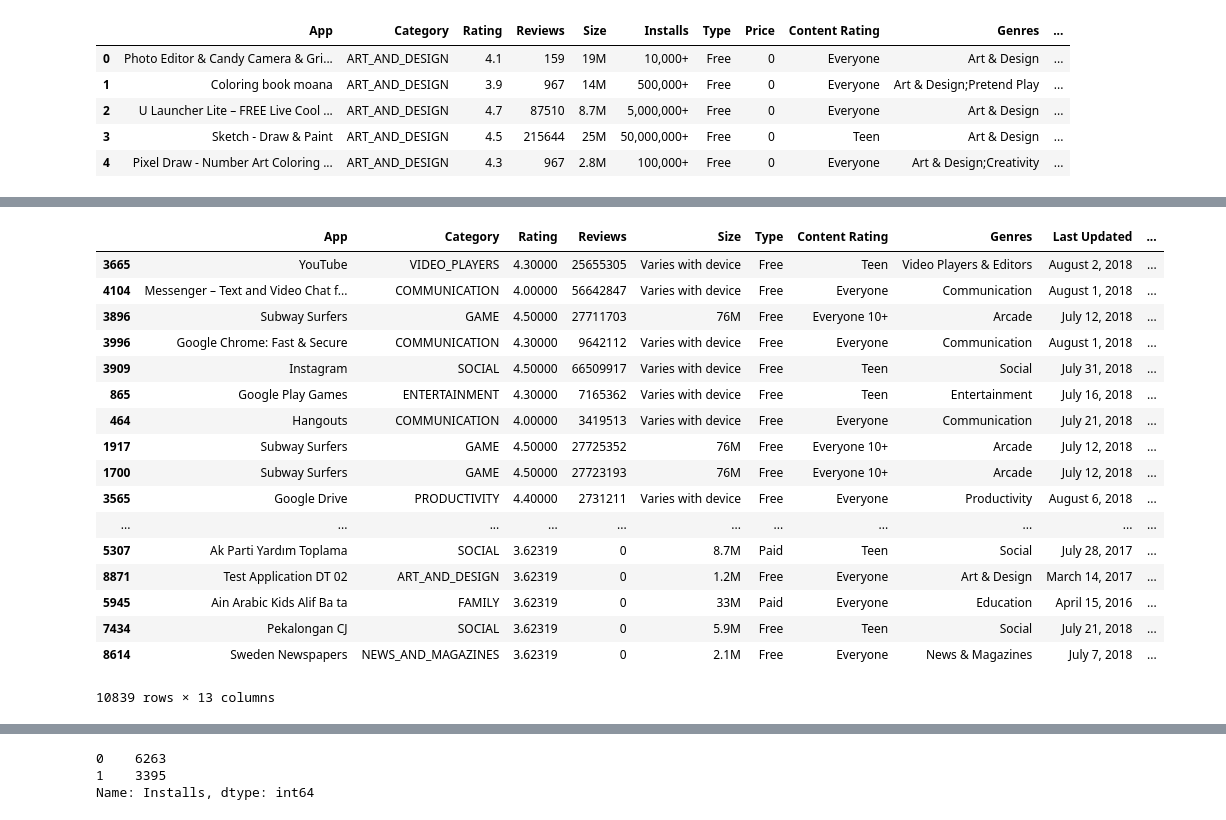
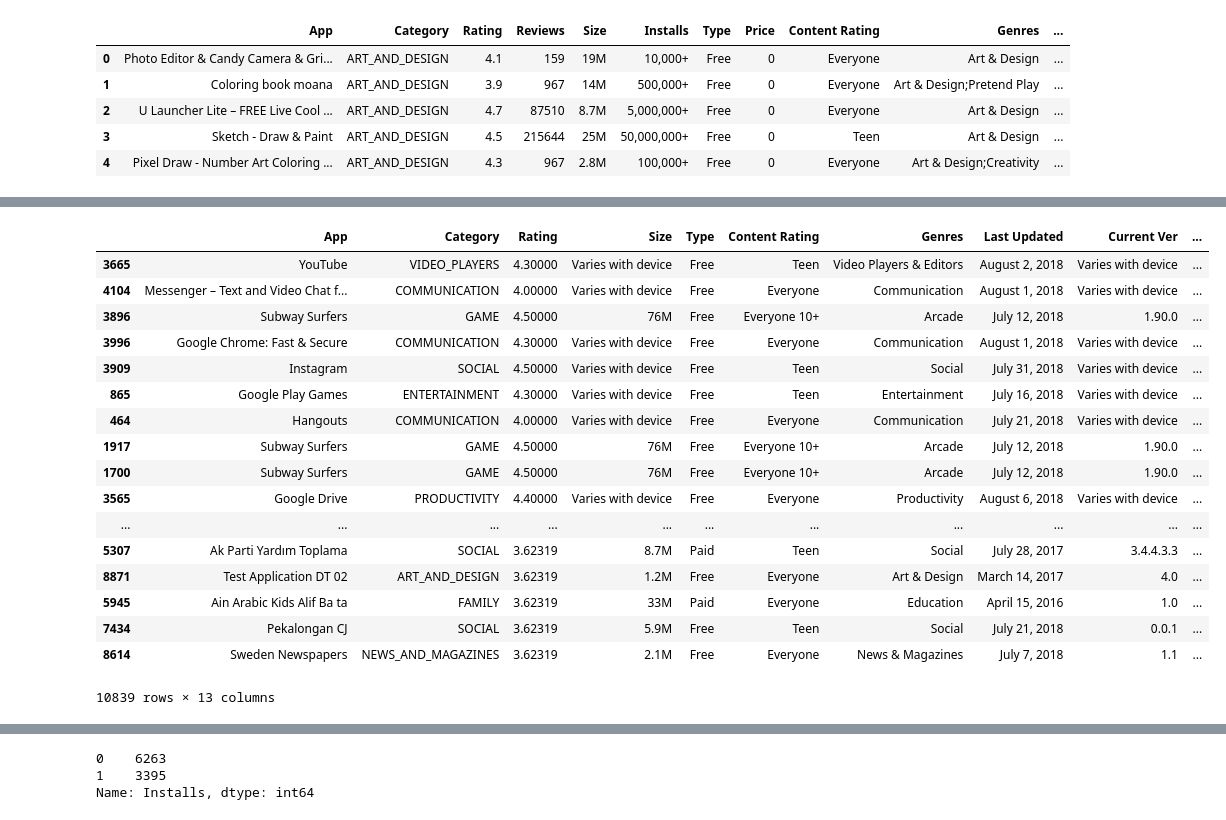
Before and after one commit to yijhenlin/FDA, a Jupyter notebook: HW2-Decision Tree.ipynb, the cells around one changed output, grey strips where cells are left out. Cells and saved outputs as stored; diff of their text form; code cells hidden in the pictures.

```diff
--- a/HW2-Decision Tree.ipynb
+++ b/HW2-Decision Tree.ipynb
@@ -47,6 +47,7 @@ size = len(df['Installs'])
 size
 Installs = df.pop('Installs')
 Price = df.pop('Price')
+Reviews = df.pop('Reviews')
 # %%
 for i in range(size):
     if Installs[i].endswith('+') != True:
@@ -63,28 +64,30 @@ for i in range(size):
             Price[i] = float(Price[i])
         else:
             Price[i] = float(Price[i])
+        Reviews[i] = int(Reviews[i])
 # %%
 df['Installs'] = Installs
 df['Price'] = Price
+df['Reviews'] = Reviews
 df.sort_values(by=['Installs'],ascending=False)
 # %% [output]
-|  | App | Category | Rating | Reviews | Size | Type | Content Rating | Genres | Last Updated | ... |
-| 3665 | YouTube | VIDEO_PLAYERS | 4.30000 | 25655305 | Varies with device | Free | Teen | Video Players & Editors | August 2, 2018 | ... |
-| 4104 | Messenger – Text and Video Chat f... | COMMUNICATION | 4.00000 | 56642847 | Varies with device | Free | Everyone | Communication | August 1, 2018 | ... |
-| 3896 | Subway Surfers | GAME | 4.50000 | 27711703 | 76M | Free | Everyone 10+ | Arcade | July 12, 2018 | ... |
-| 3996 | Google Chrome: Fast & Secure | COMMUNICATION | 4.30000 | 9642112 | Varies with device | Free | Everyone | Communication | August 1, 2018 | ... |
-| 3909 | Instagram | SOCIAL | 4.50000 | 66509917 | Varies with device | Free | Teen | Social | July 31, 2018 | ... |
-| 865 | Google Play Games | ENTERTAINMENT | 4.30000 | 7165362 | Varies with device | Free | Teen | Entertainment | July 16, 2018 | ... |
-| 464 | Hangouts | COMMUNICATION | 4.00000 | 3419513 | Varies with device | Free | Everyone | Communication | July 21, 2018 | ... |
-| 1917 | Subway Surfers | GAME | 4.50000 | 27725352 | 76M | Free | Everyone 10+ | Arcade | July 12, 2018 | ... |
-| 1700 | Subway Surfers | GAME | 4.50000 | 27723193 | 76M | Free | Everyone 10+ | Arcade | July 12, 2018 | ... |
-| 3565 | Google Drive | PRODUCTIVITY | 4.40000 | 2731211 | Varies with device | Free | Everyone | Productivity | August 6, 2018 | ... |
+|  | App | Category | Rating | Size | Type | Content Rating | Genres | Last Updated | Current Ver | ... |
+| 3665 | YouTube | VIDEO_PLAYERS | 4.30000 | Varies with device | Free | Teen | Video Players & Editors | August 2, 2018 | Varies with device | ... |
+| 4104 | Messenger – Text and Video Chat f... | COMMUNICATION | 4.00000 | Varies with device | Free | Everyone | Communication | August 1, 2018 | Varies with device | ... |
+| 3896 | Subway Surfers | GAME | 4.50000 | 76M | Free | Everyone 10+ | Arcade | July 12, 2018 | 1.90.0 | ... |
+| 3996 | Google Chrome: Fast & Secure | COMMUNICATION | 4.30000 | Varies with device | Free | Everyone | Communication | August 1, 2018 | Varies with device | ... |
+| 3909 | Instagram | SOCIAL | 4.50000 | Varies with device | Free | Teen | Social | July 31, 2018 | Varies with device | ... |
+| 865 | Google Play Games | ENTERTAINMENT | 4.30000 | Varies with device | Free | Teen | Entertainment | July 16, 2018 | Varies with device | ... |
+| 464 | Hangouts | COMMUNICATION | 4.00000 | Varies with device | Free | Everyone | Communication | July 21, 2018 | Varies with device | ... |
+| 1917 | Subway Surfers | GAME | 4.50000 | 76M | Free | Everyone 10+ | Arcade | July 12, 2018 | 1.90.0 | ... |
+| 1700 | Subway Surfers | GAME | 4.50000 | 76M | Free | Everyone 10+ | Arcade | July 12, 2018 | 1.90.0 | ... |
+| 3565 | Google Drive | PRODUCTIVITY | 4.40000 | Varies with device | Free | Everyone | Productivity | August 6, 2018 | Varies with device | ... |
 | ... | ... | ... | ... | ... | ... | ... | ... | ... | ... | ... |
-| 5307 | Ak Parti Yardım Toplama | SOCIAL | 3.62319 | 0 | 8.7M | Paid | Teen | Social | July 28, 2017 | ... |
-| 8871 | Test Application DT 02 | ART_AND_DESIGN | 3.62319 | 0 | 1.2M | Free | Everyone | Art & Design | March 14, 2017 | ... |
-| 5945 | Ain Arabic Kids Alif Ba ta | FAMILY | 3.62319 | 0 | 33M | Paid | Everyone | Education | April 15, 2016 | ... |
-| 7434 | Pekalongan CJ | SOCIAL | 3.62319 | 0 | 5.9M | Free | Teen | Social | July 21, 2018 | ... |
-| 8614 | Sweden Newspapers | NEWS_AND_MAGAZINES | 3.62319 | 0 | 2.1M | Free | Everyone | News & Magazines | July 7, 2018 | ... |
+| 5307 | Ak Parti Yardım Toplama | SOCIAL | 3.62319 | 8.7M | Paid | Teen | Social | July 28, 2017 | 3.4.4.3.3 | ... |
+| 8871 | Test Application DT 02 | ART_AND_DESIGN | 3.62319 | 1.2M | Free | Everyone | Art & Design | March 14, 2017 | 4.0 | ... |
+| 5945 | Ain Arabic Kids Alif Ba ta | FAMILY | 3.62319 | 33M | Paid | Everyone | Education | April 15, 2016 | 1.0 | ... |
+| 7434 | Pekalongan CJ | SOCIAL | 3.62319 | 5.9M | Free | Teen | Social | July 21, 2018 | 0.0.1 | ... |
+| 8614 | Sweden Newspapers | NEWS_AND_MAGAZINES | 3.62319 | 2.1M | Free | Everyone | News & Magazines | July 7, 2018 | 1.1 | ... |
 10839 rows × 13 columns
 # %%
 df = df.drop_duplicates(subset='App', keep='first', inplace=False)
```
Also changed, not shown: parts of 17 cells of this notebook.
